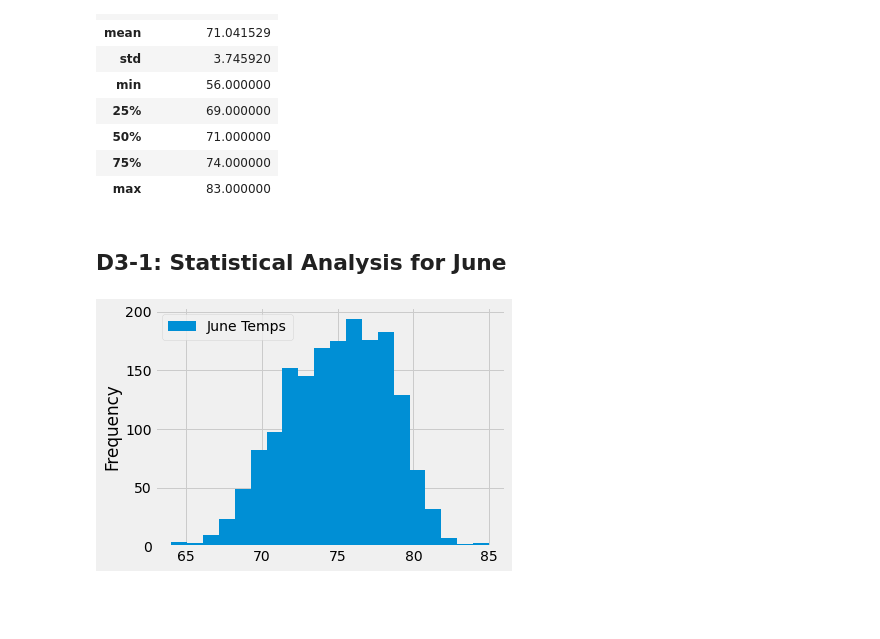
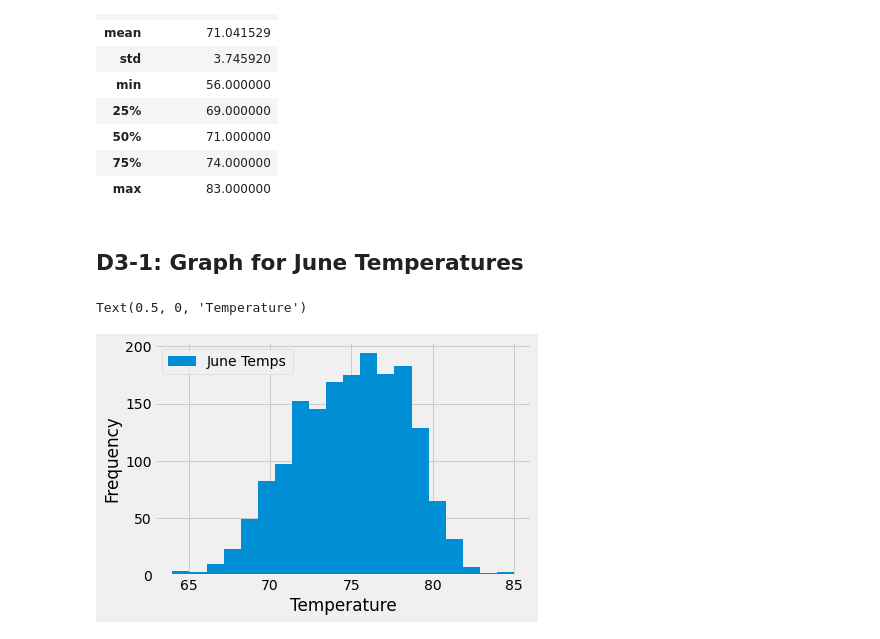
Before and after one commit to vnitusingh/surfs_up, a Jupyter notebook: SurfsUp_Challenge.ipynb, the cells around one changed output. Drawn from its saved outputs; the diff is of its cells as text; code cells hidden in the pictures; blank space fills up the shorter version.

```diff
--- a/SurfsUp_Challenge.ipynb
+++ b/SurfsUp_Challenge.ipynb
@@ -85,9 +83,11 @@ df_dec.describe()
 | 75% | 74.000000 |
 | max | 83.000000 |
 # %% [markdown]
-## D3-1: Statistical Analysis for June
+## D3-1: Graph for June Temperatures
 # %%
 df_june.plot.hist(bins=20)
-plt.tight_layout()
+plt.xlabel("Temperature")
+#plt.tight_layout()
 # %% [output]
+Text(0.5, 0, 'Temperature')
-[figure, old version]
+[figure, new version]
```
Also changed, not shown: parts of 10 cells of this notebook.
